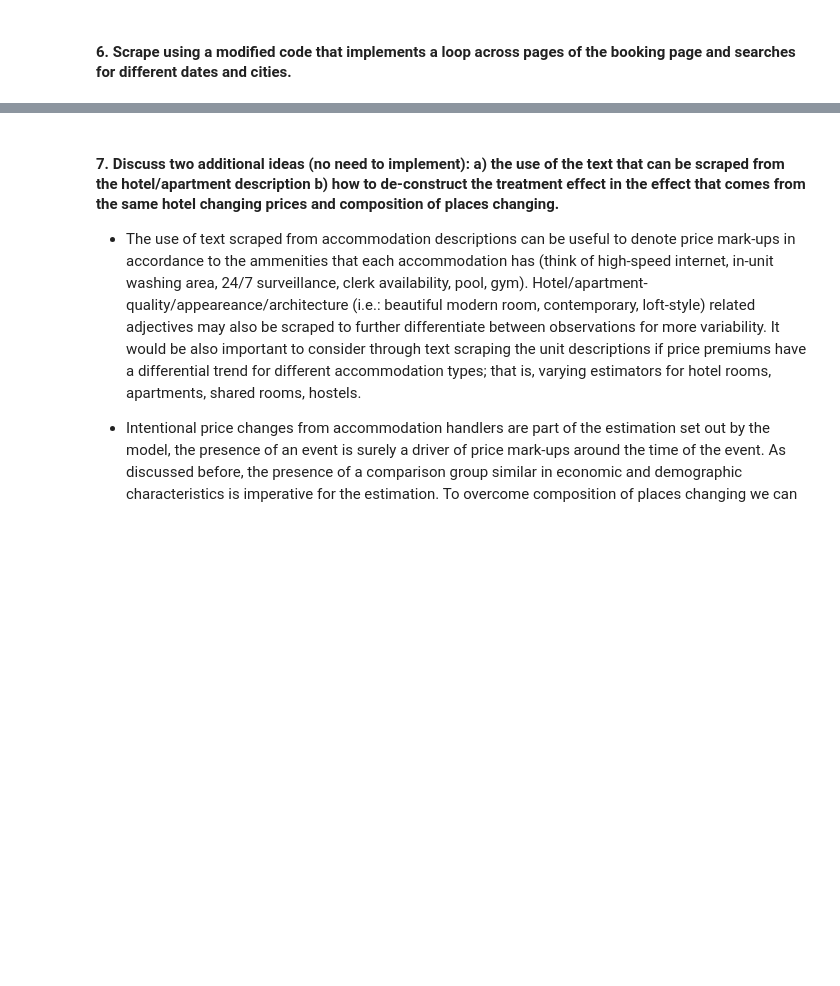
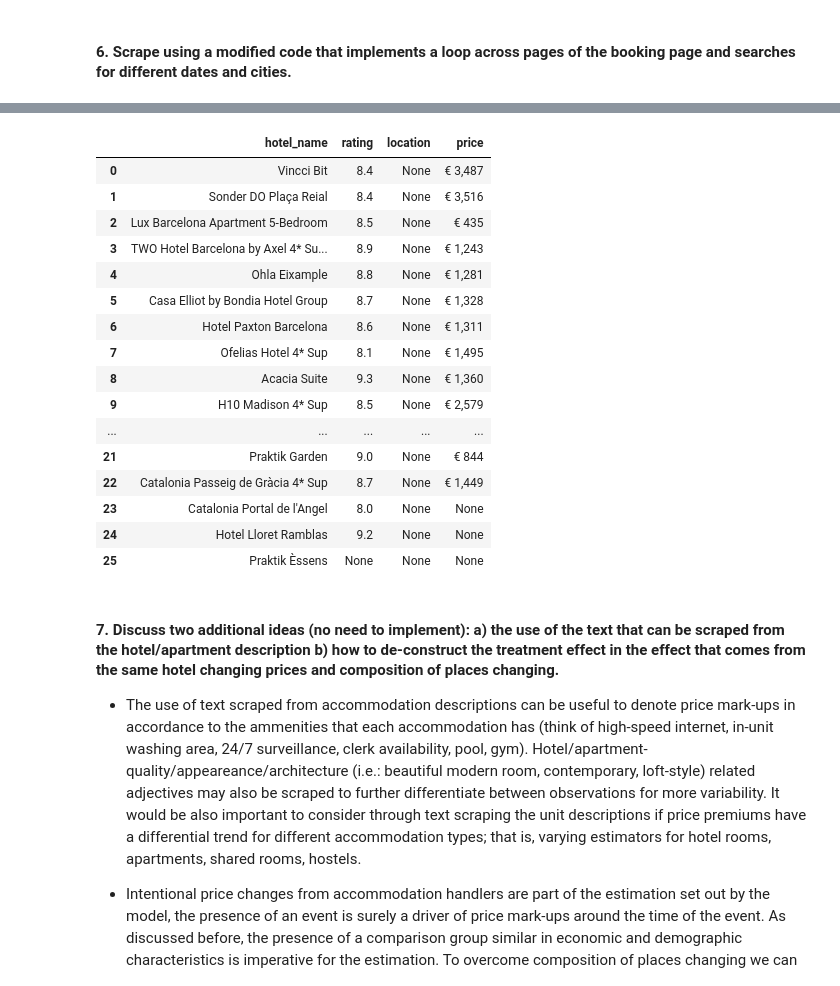
Before and after one commit to smanotasa/HW3, a Jupyter notebook: A3_WielathQuinonesManotas.ipynb, the cells around one changed output, grey strips where cells are left out. Drawn from its saved outputs; the diff is of its cells as text; code cells hidden in the pictures; blank space fills up the shorter version.

```diff
--- a/A3_WielathQuinonesManotas.ipynb
+++ b/A3_WielathQuinonesManotas.ipynb
@@ -196 +205,6 @@ from datetime import date
+# %%
+geko_path = r'C:\Users\santi\Documents\M_DSDM\Term_2\Text_Mining\HW3\geckodriver.exe'
+dfolder = r'C:\Users\santi\Documents\M_DSDM\Term_2\Text_Mining\HW3\download'
+link = 'https://www.booking.com/index.en.html'
+download = r'C:\Users\santi\Documents\M_DSDM\Term_2\Text_Mining\HW3'
 # %%
@@ -218,0 +325,30 @@ search1.send_keys(Keys.RETURN)
+# %%
+def get_number_pages(browser):
+    '''
+    Get the number of pages.
+    '''
+    a = browser.find_elements('xpath',
+        '//button[text() and @class="fc63351294 f9c5690c58"]')
+    total_pages = int(a[-1].text)
+    return(total_pages)
+
+pages = get_number_pages(browser)
+
+for page in range(pages) :
+
+    hotels = browser.find_elements('xpath','//div[@class="fcab3ed991 a23c043802"]')
+    ratings = browser.find_elements('xpath','//div[@class="b5cd09854e d10a6220b4"]')
+    prices = browser.find_elements('xpath','//span[@class="fcab3ed991 fbd1d3018c e729ed5ab6"]')
+    #locations = browser.find_elements('attr', '//address"]')
+
+
+    hotel_dict={"hotel_name":[], "rating":[], "location":[],"price":[]}
+
+    for i in ratings:
+        print(i.text)
+        hotel_dict['rating'].append(i.text)
+    for i in hotels:
+        print(i.text)
+        hotel_dict['hotel_name'].append(i.text)
+    for i in prices:
+        hotel_dict['price'].append(i.text)
@@ -219,3 +373,26 @@ search1.send_keys(Keys.RETURN)
+# %%
+df = pd.DataFrame.from_dict(hotel_dict, orient='index')
+df = df.transpose()
+
+df
+# %% [output]
+|  | hotel_name | rating | location | price |
+| 0 | Vincci Bit | 8.4 | None | € 3,487 |
+| 1 | Sonder DO Plaça Reial | 8.4 | None | € 3,516 |
+| 2 | Lux Barcelona Apartment 5-Bedroom | 8.5 | None | € 435 |
+| 3 | TWO Hotel Barcelona by Axel 4* Su... | 8.9 | None | € 1,243 |
+| 4 | Ohla Eixample | 8.8 | None | € 1,281 |
+| 5 | Casa Elliot by Bondia Hotel Group | 8.7 | None | € 1,328 |
+| 6 | Hotel Paxton Barcelona | 8.6 | None | € 1,311 |
+| 7 | Ofelias Hotel 4* Sup | 8.1 | None | € 1,495 |
+| 8 | Acacia Suite | 9.3 | None | € 1,360 |
+| 9 | H10 Madison 4* Sup | 8.5 | None | € 2,579 |
+| ... | ... | ... | ... | ... |
+| 21 | Praktik Garden | 9.0 | None | € 844 |
+| 22 | Catalonia Passeig de Gràcia 4* Sup | 8.7 | None | € 1,449 |
+| 23 | Catalonia Portal de l'Angel | 8.0 | None | None |
+| 24 | Hotel Lloret Ramblas | 9.2 | None | None |
+| 25 | Praktik Èssens | None | None | None |
 # %% [markdown]
 #### 7. Discuss two additional ideas (no need to implement): a) the use of the text that can be scraped from the hotel/apartment description b) how to de-construct the treatment effect in the effect that comes from the same hotel changing prices and composition of places changing.
 
```
Also changed, not shown: parts of 7 cells of this notebook, 2 other files.
